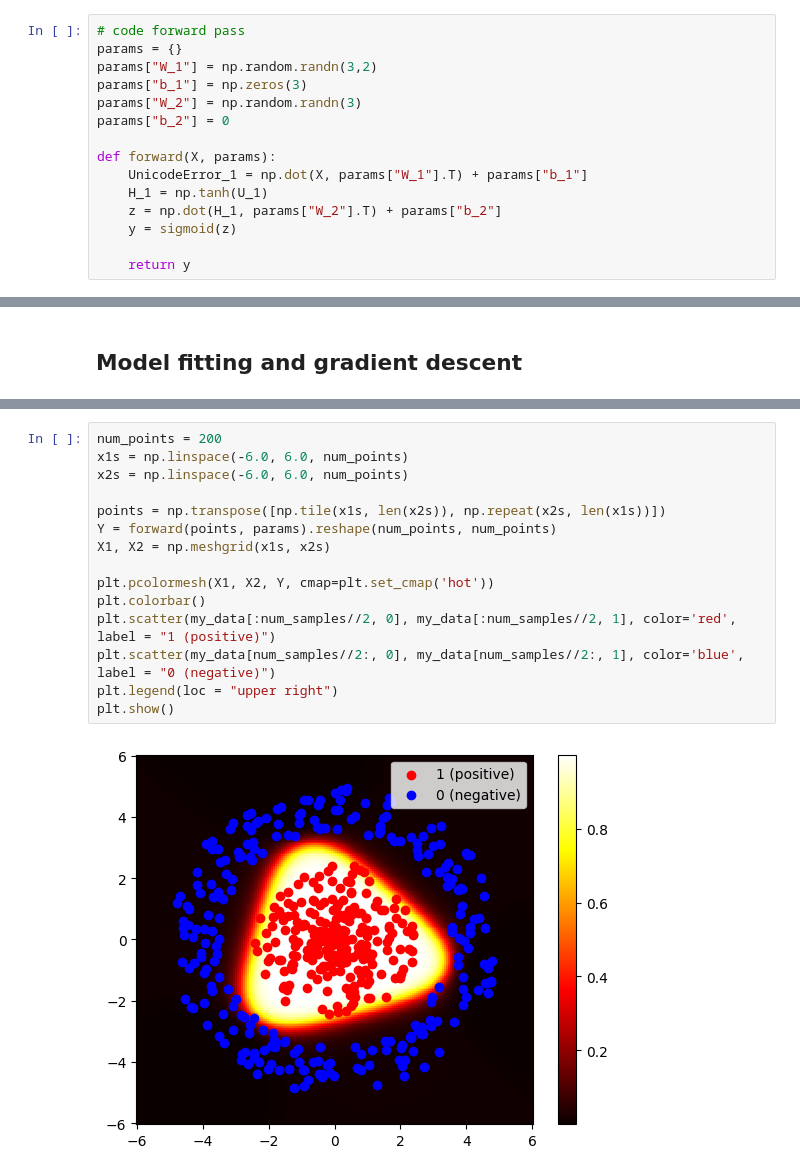
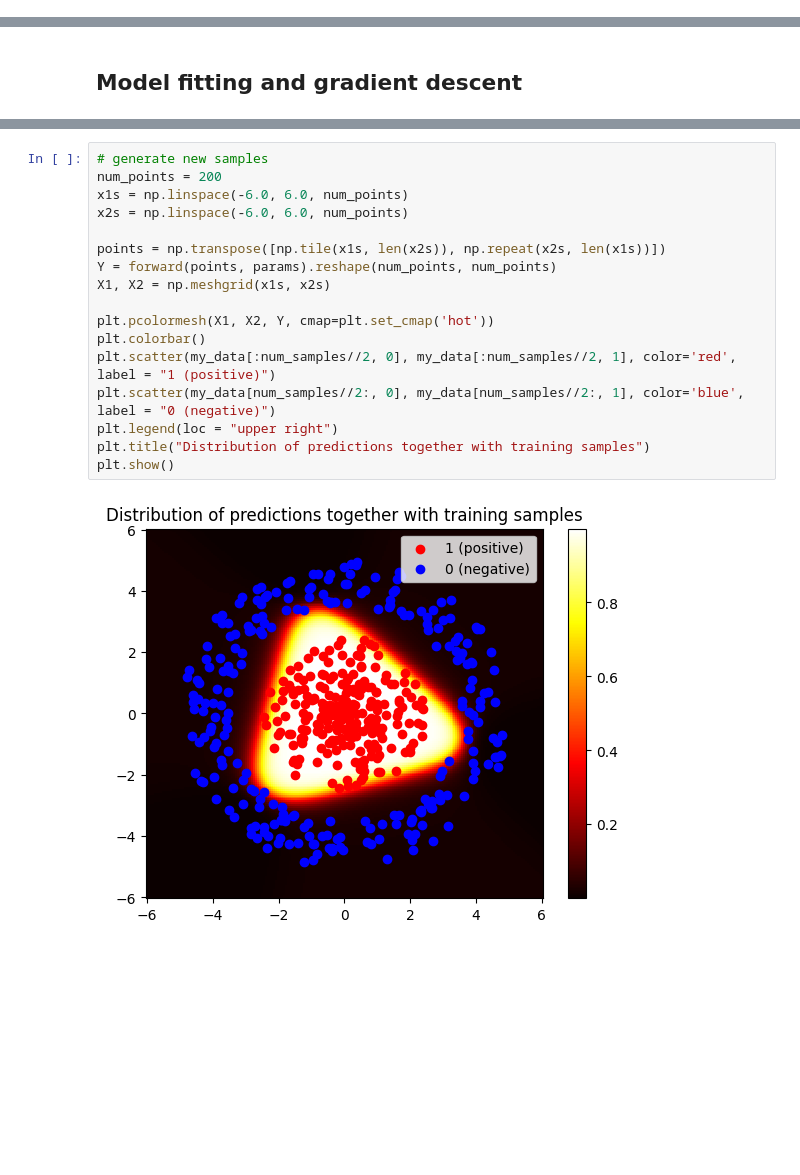
Before and after one commit to NigelPetersen/StatLearning, a Jupyter notebook: ToyNeuralNetwork.ipynb, the cells around one changed output, grey strips where cells are left out. Saved outputs shown, nothing was run; the diff lists cells and outputs as text; blank space fills up the shorter version.

```diff
--- a/ToyNeuralNetwork.ipynb
+++ b/ToyNeuralNetwork.ipynb
@@ -72,21 +72,6 @@ Where $W^{(1)} \in \mathbb{R}^{3\times 2}, \mathbf{b}^{(1)} \in \mathbb{R}^3, W^
     \mathbf{z} &= H^{(1)}W^{(2)^T} + \mathbf{1}b^{(2)} \\
     \mathbf{y} &= \sigma(\mathbf{z})
 \end{align*}
-# %%
-# code forward pass
-params = {}
-params["W_1"] = np.random.randn(3,2)
-params["b_1"] = np.zeros(3)
-params["W_2"] = np.random.randn(3)
-params["b_2"] = 0
-
-def forward(X, params):
-    UnicodeError_1 = np.dot(X, params["W_1"].T) + params["b_1"]
-    H_1 = np.tanh(U_1)
-    z = np.dot(H_1, params["W_2"].T) + params["b_2"]
-    y = sigmoid(z)
-
-    return y
 # %% [markdown]
 ## Loss function and Backpropogation equations ##
 # %% [markdown]
@@ -175,17 +167,19 @@ Step 950 | Loss 0.022420543804604638
 # %%
+# generate new samples
 num_points = 200
 x1s = np.linspace(-6.0, 6.0, num_points)
 x2s = np.linspace(-6.0, 6.0, num_points)
 
 points = np.transpose([np.tile(x1s, len(x2s)), np.repeat(x2s, len(x1s))])
 Y = forward(points, params).reshape(num_points, num_points)
 X1, X2 = np.meshgrid(x1s, x2s)
 
 plt.pcolormesh(X1, X2, Y, cmap=plt.set_cmap('hot'))
 plt.colorbar()
 plt.scatter(my_data[:num_samples//2, 0], my_data[:num_samples//2, 1], color='red', label = "1 (positive)")
 plt.scatter(my_data[num_samples//2:, 0], my_data[num_samples//2:, 1], color='blue', label = "0 (negative)")
 plt.legend(loc = "upper right")
+plt.title("Distribution of predictions together with training samples")
 plt.show()
 # %% [output]
-[figure, old version]
+[figure, new version]
```
Also changed, not shown: parts of 2 cells of this notebook.
